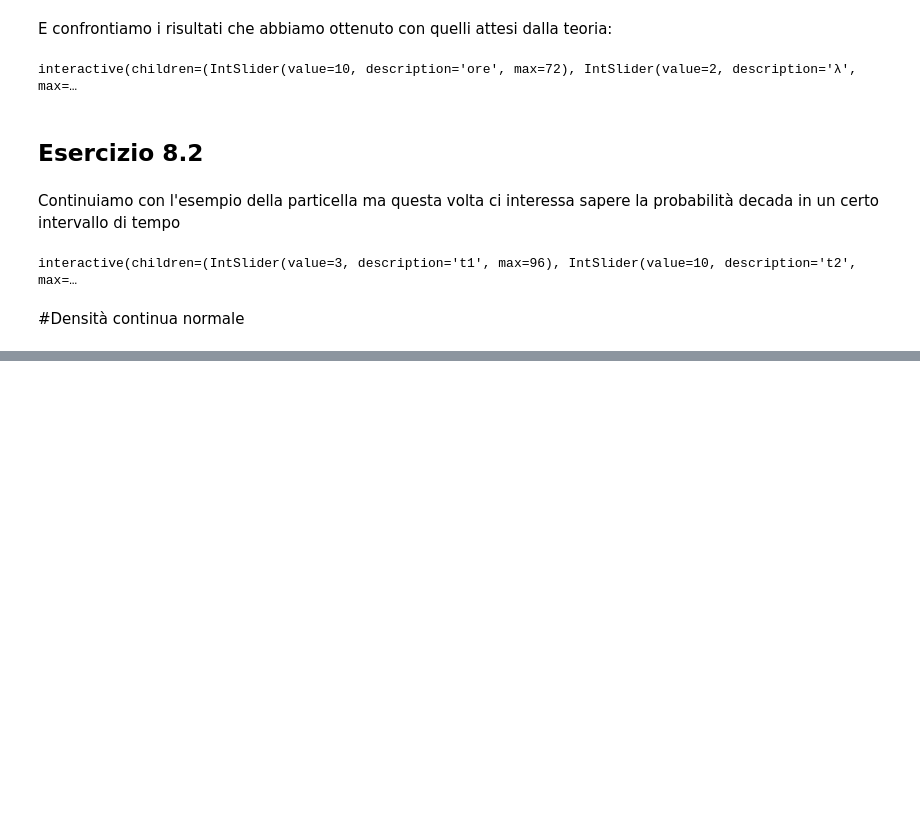
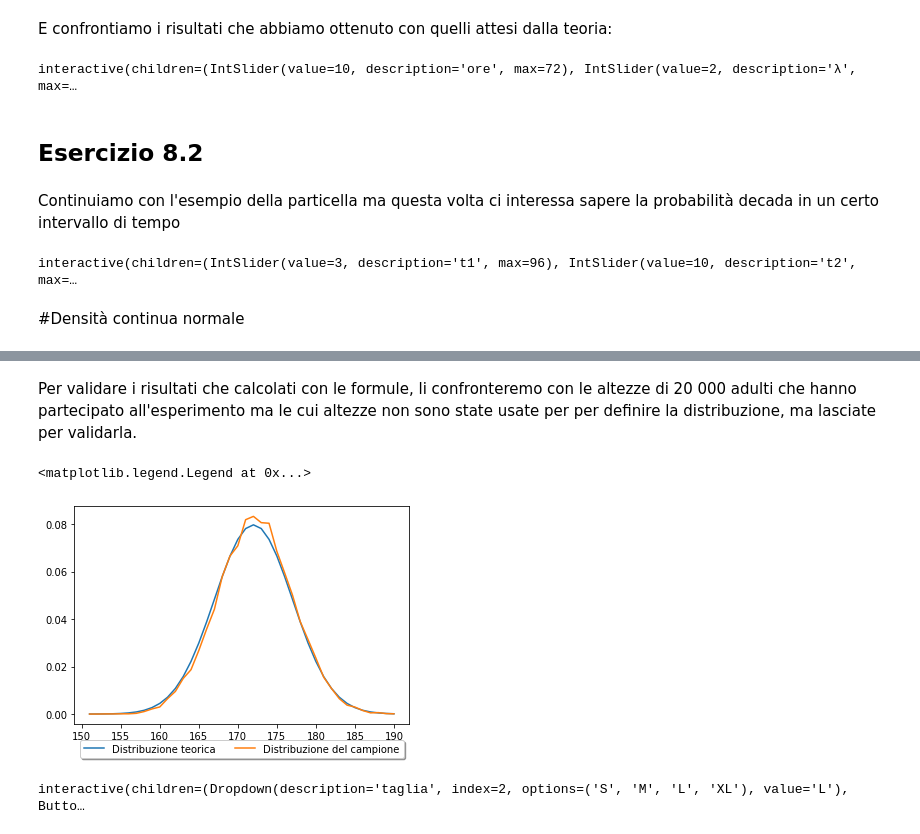
Before and after one commit to MontiMic/Tesi, a Jupyter notebook: Untitled1.ipynb, the cells around one changed output, grey strips where cells are left out. Cells and saved outputs as stored; diff of their text form; code cells hidden in the pictures; blank space fills up the shorter version.

```diff
--- a/Untitled1.ipynb
+++ b/Untitled1.ipynb
@@ -985,0 +1005,30 @@ interactive(children=(IntSlider(value=10, description='tempo', max=20), Button(d
+# %% [markdown]
+Per validare i risultati che calcolati con le formule, li confronteremo con le altezze di 20 000 adulti che hanno partecipato all'esperimento ma le cui altezze non sono state usate per per definire la distribuzione, ma lasciate per validarla.
+# %%
+data_url = "https://raw.githubusercontent.com/MontiMic/Tesi/riordinato/train.csv" #importo il dataset
+data = pd.read_csv(data_url, sep=',', dtype={})
+lab = ["id", "height", "weight"]
+data.columns = [i for i in lab]
+data = data.drop(['id', 'weight'], axis=1) #scarto i dati riguardanti l'id ed il peso dei soggetti, non ci servono
+height = []
+for i in data["height"]: #converto le altezze da pollici in centimetri
+  height.append(i*2.54)
+# %%
+x = np.linspace(151, 190, 40)
+coord = []
+for i in range(40):
+  count = 0
+  for item in height:
+    if (item > (151 + i) and item <= (151 + i + 1)):
+      count = count + 1
+  coord.append(count / len(height))
+dnd = []
+for i in x:
+  dnd.append(scipy.stats.norm(172, 5).pdf(i))
+plt.plot(x, dnd)
+plt.plot(x, coord)
+legenda = ["Distribuzione teorica", "Distribuzione del campione"]
+plt.legend(legenda,loc='upper center', bbox_to_anchor=(0.5, -0.05), fancybox=True, shadow=True, ncol=5)
+# %% [output]
+<matplotlib.legend.Legend at 0x...>
+[figure, added]
@@ -985,0 +1046,39 @@ interactive(children=(IntSlider(value=10, description='tempo', max=20), Button(d
+# %%
+@interact_manual(taglia=["S", "M", "L", "XL"])
+def es82(taglia = "L"):
+  a, b = 0, 0
+  #purtroppo questa versione di python non supporta gli switch case (nè il match case)
+  if taglia == "S":
+    a, b = 150, 164
+  elif taglia == "M":
+    a, b = 164, 172
+  elif taglia == "L":
+    a, b = 172, 180
+  elif taglia == "XL":
+    a, b = 180, 191
+
+  cm = 500
+  x = np.linspace(151, 200, cm)
+
+  nd1 = []
+  for i in range(cm):
+    count = 0
+    for item in height:
+      if (item > (151 + i/10) and item <= (151 + i/10 + 1)):
+        count = count + 1
+    nd1.append(count / len(height))
+
+  nd2 = [x for x in height if x > a and x <= b]
+
+  ris1 = round(scipy.stats.norm(172, 5).cdf(b) - scipy.stats.norm(172, 5).cdf(a), 3)
+  print("Risultati attesi: " + str(ris1))
+  ris2 = round(len(nd2) / len(height), 3)
+  print("Risultati ottenuti: " + str(ris2))
+
+  y = np.minimum(test(x, a, b), nd1)
+
+  plt.plot(x, nd1)
+  plt.fill_between(x, y, alpha=0.30)
+  plt.xlim(150, 200)
+# %% [output]
+interactive(children=(Dropdown(description='taglia', index=2, options=('S', 'M', 'L', 'XL'), value='L'), Butto…
```
Also changed, not shown: parts of 17 cells of this notebook.
